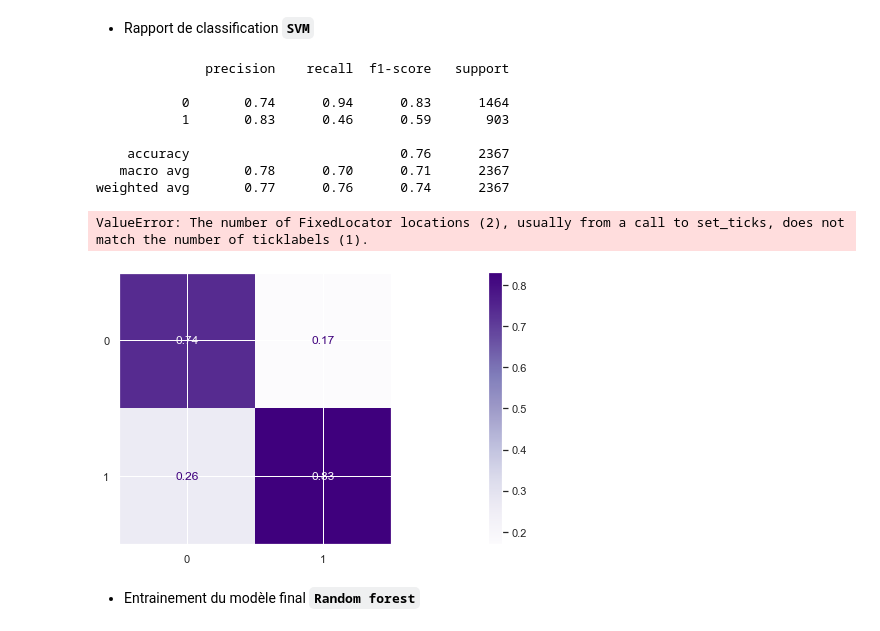
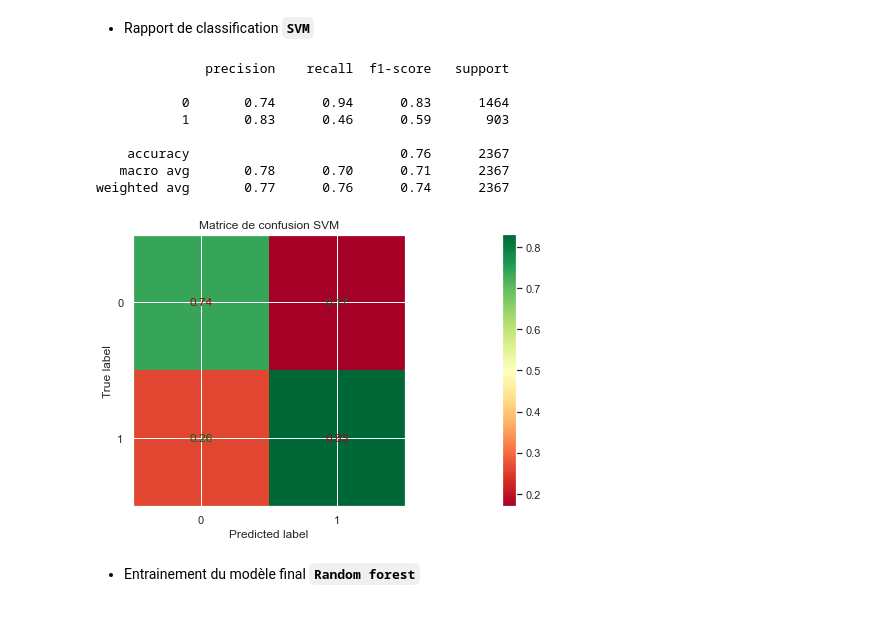
Before and after one commit to bidouze/CleanWaterData, a Jupyter notebook: Eau potable.ipynb, the cells around one changed output. Saved outputs shown, nothing was run; the diff lists cells and outputs as text; code cells hidden in the pictures.

```diff
--- a/Eau potable.ipynb
+++ b/Eau potable.ipynb
@@ -508,21 +506,21 @@ Test Accuracy: 75.79
 # %%
 y_pred = final_clf.predict(X_test_p)
 
 print(classification_report(y_train, y_pred))
 
-fig,ax = plt.subplots(figsize=(35,5))
-ConfusionMatrixDisplay(confusion_matrix(y_train, y_pred, normalize="pred"),display_labels='0').plot(cmap='Purples', ax=ax);
+fig,ax = plt.subplots(figsize=(35,5));
+ConfusionMatrixDisplay(confusion_matrix(y_train, y_pred, normalize="pred")).plot(cmap='RdYlGn', ax=ax)
+plt.title('Matrice de confusion SVM');
 # %% [output]
               precision    recall  f1-score   support
 
            0       0.74      0.94      0.83      1464
            1       0.83      0.46      0.59       903
 
     accuracy                           0.76      2367
    macro avg       0.78      0.70      0.71      2367
 weighted avg       0.77      0.76      0.74      2367
-ValueError: The number of FixedLocator locations (2), usually from a call to set_ticks, does not match the number of ticklabels (1).
-[figure, old version]
+[figure, new version]
 # %% [markdown]
 * Entrainement du modèle final **`Random forest`**
 # %%
```
Also changed, not shown: parts of 7 cells of this notebook, 1 other file.
